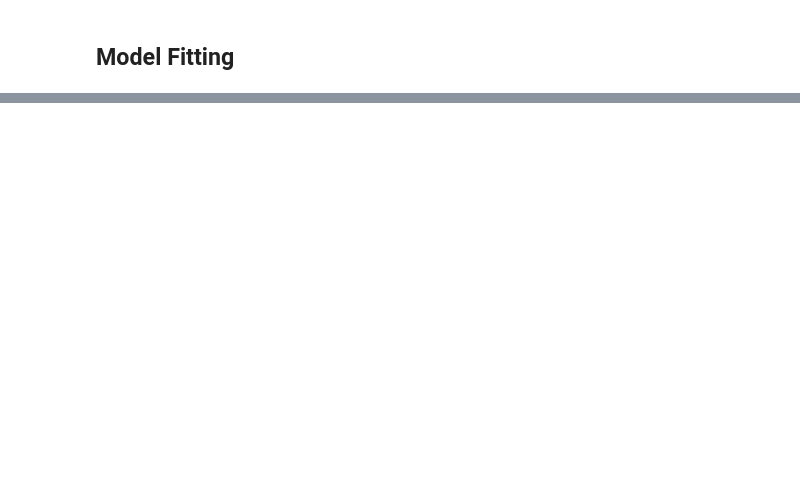
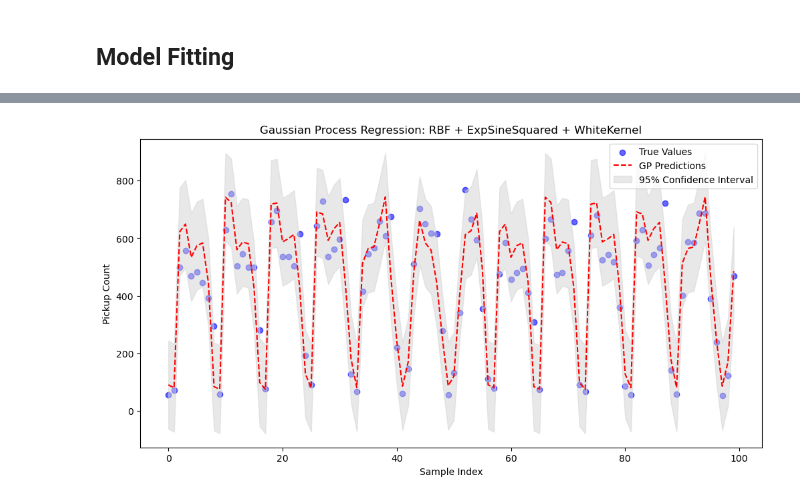
Before and after one commit to HarisNaveed17/predicting_taxi_fares, a Jupyter notebook: test_model.ipynb, the cells around one changed output, grey strips where cells are left out. Cells and saved outputs as stored; diff of their text form; code cells hidden in the pictures; blank space fills up the shorter version.

```diff
--- a/test_model.ipynb
+++ b/test_model.ipynb
@@ -530,0 +520,92 @@ plt.show()
+# %%
+# Define a list of kernels to iterate through
+kernels = [
+    (
+        "RBF + ExpSineSquared + WhiteKernel",
+        C(30.0, (1e-1, 1e5)) * RBF(length_scale=1.0, length_scale_bounds=(1e-2, 1e2))
+        + C(50.0, (1e-1, 1e5)) * ExpSineSquared(
+            length_scale=1.0,
+            periodicity=8,
+            periodicity_bounds=(1e-2, 1e2),
+            length_scale_bounds=(1e-2, 1e2)
+        )
+        + WhiteKernel(noise_level=1.0, noise_level_bounds=(1e-5, 1e5))
+    ),
+    (
+        "RBF + WhiteKernel",
+        C(30.0, (1e-1, 1e5)) * RBF(length_scale=1.0, length_scale_bounds=(1e-2, 1e2))
+        + WhiteKernel(noise_level=1.0, noise_level_bounds=(1e-5, 1e5))
+    ),
+    (
+        "RBF Only",
+        C(30.0, (1e-1, 1e5)) * RBF(length_scale=1.0, length_scale_bounds=(1e-2, 1e2))
+    ),
+    # Add more kernel configurations here
+]
+
+# Iterate through each kernel configuration
+for kernel_name, kernel in kernels:
+    print(f"Training with kernel: {kernel_name}")
+
+    # Instantiate and fit the Gaussian Process Regressor
+    gp = GaussianProcessRegressor(kernel=kernel, n_restarts_optimizer=50, alpha=1e-5)
+    gp.fit(X_train, y_train)
+    print("Fit Complete")
+    print("Learned Kernel:", gp.kernel_)
+
+    # Make predictions
+    y_pred, sigma = gp.predict(X_test, return_std=True)
+
+    # Compute metrics
+    rmse = root_mean_squared_error(y_test, y_pred)
+    r2 = r2_score(y_test, y_pred)
+    mape = mean_absolute_percentage_error(y_test, y_pred)
+    print(f"Kernel: {kernel_name}")
+    print(f"Root Mean Squared Error: {rmse:.3f}")
+    print(f"R^2 Score: {r2:.3f}")
+    print(f"MAPE: {mape:.3%}")
+
+    # Visualize predictions
+    plt.figure(figsize=(12, 6))
+    plt.scatter(range(len(y_test[:100])), y_test[:100], label="True Values", color="blue", alpha=0.6)
+    plt.plot(range(len(y_pred[:100])), y_pred[:100], label="GP Predictions", color="red", linestyle="dashed")
+    plt.fill_between(
+        range(len(y_pred[:100])),
+        y_pred[:100] - 1.96 * sigma[:100],
+        y_pred[:100] + 1.96 * sigma[:100],
+        color="lightgrey",
+        alpha=0.5,
+        label="95% Confidence Interval",
+    )
+    plt.xlabel("Sample Index")
+    plt.ylabel("Pickup Count")
+    plt.title(f"Gaussian Process Regression: {kernel_name}")
+    plt.legend()
+    plt.show()
+
+    # Residual plot
+    residuals = y_test - y_pred
+    plt.figure(figsize=(10, 6))
+    plt.scatter(y_pred, residuals, color='blue')
+    plt.axhline(0, color='red', linestyle='--', label='Zero Residual')
+    plt.xlabel('Predicted Pickup Count')
+    plt.ylabel('Residuals')
+    plt.title(f'Residual Plot ({kernel_name})')
+    plt.legend()
+    plt.grid(True)
+    plt.show()
+
+    # Error Analysis Over the Hour
+    test['hour'] = test['pickup_time'].dt.hour
+    error_by_hour = test.assign(residual=residuals).groupby('hour')['residual'].mean()
+
+    plt.figure(figsize=(12, 6))
+    plt.bar(error_by_hour.index, error_by_hour.values, color='purple', alpha=0.7)
+    plt.axhline(0, color='red', linestyle='--', label='Zero Error')
+    plt.xlabel("Hour of the Day")
+    plt.ylabel("Mean Residual (Prediction Error)")
+    plt.title(f"Error Analysis by Hour ({kernel_name})")
+    plt.legend()
+    plt.grid(True)
+    plt.show()
+# %% [output]
@@ -530,0 +619 @@ plt.show()
+[figure, added]
```
Also changed, not shown: parts of 30 cells of this notebook, 1 other file.
